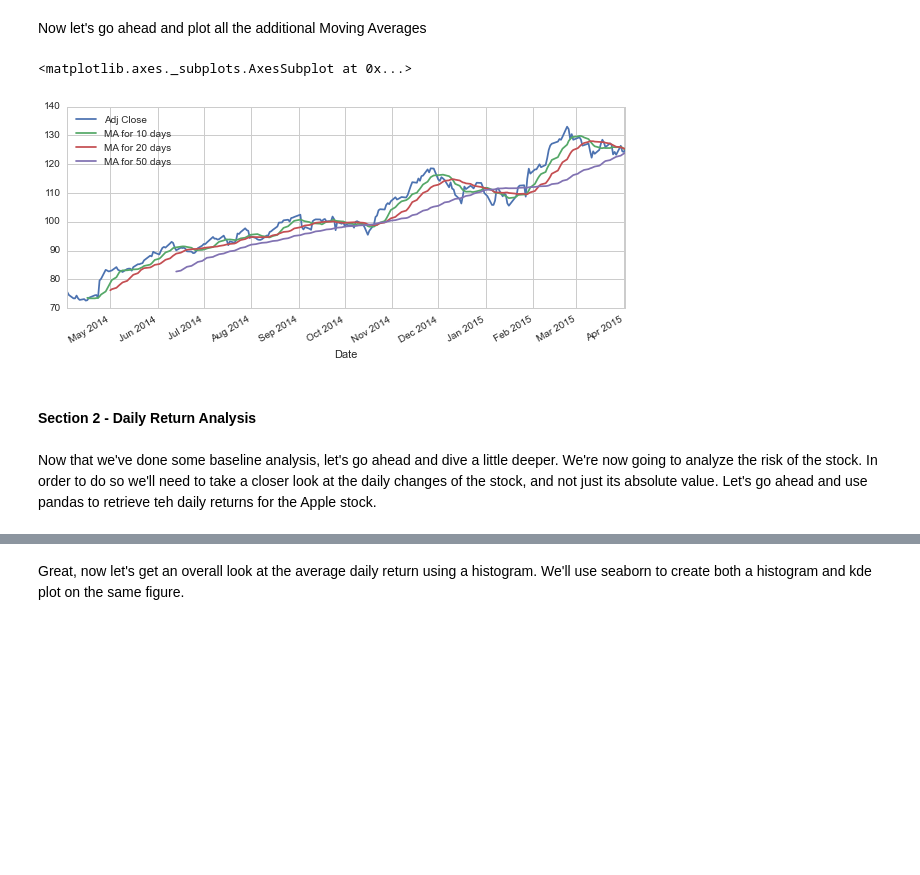
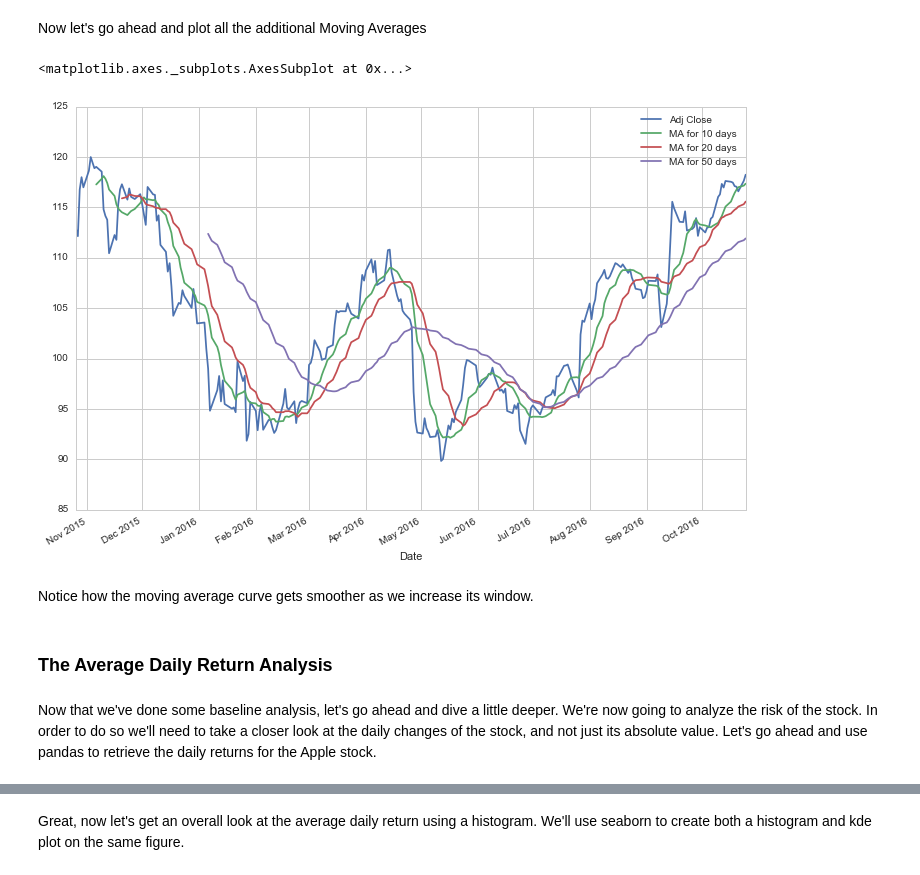
Before and after one commit to Hisham-Hussein/python-data-projects, a Jupyter notebook: Data Project - Stock Market Analysis.ipynb, the cells around one changed output, grey strips where cells are left out. Cells and saved outputs as stored; diff of their text form; code cells hidden in the pictures; blank space fills up the shorter version.

```diff
--- a/Data Project - Stock Market Analysis.ipynb
+++ b/Data Project - Stock Market Analysis.ipynb
@@ -118,4 +122,4 @@ ma_day = [10,20,50]
 
 for ma in ma_day:
     column_name = "MA for %s days" %(str(ma))
-    AAPL[column_name]=pd.rolling_mean(AAPL['Adj Close'],ma)
+    AAPL[column_name]= AAPL['Adj Close'].rolling(ma).mean()
@@ -122,14 +148,16 @@ for ma in ma_day:
 # %% [markdown]
 Now let's go ahead and plot all the additional Moving Averages
 # %%
-AAPL[['Adj Close','MA for 10 days','MA for 20 days','MA for 50 days']].plot(subplots=False,figsize=(10,4))
+AAPL[['Adj Close','MA for 10 days','MA for 20 days','MA for 50 days']].plot(subplots=False,figsize=(12,8))
 # %% [output]
 <matplotlib.axes._subplots.AxesSubplot at 0x...>
-[figure, old version]
+[figure, new version]
+# %% [markdown]
+Notice how the moving average curve gets smoother as we increase its window.
 # %% [markdown]
-#### Section 2 - Daily Return Analysis
+### The Average Daily Return Analysis
 # %% [markdown]
-Now that we've done some baseline analysis, let's go ahead and dive a little deeper. We're now going to analyze the risk of the stock. In order to do so we'll need to take a closer look at the daily changes of the stock, and not just its absolute value. Let's go ahead and use pandas to retrieve teh daily returns for the Apple stock.
+Now that we've done some baseline analysis, let's go ahead and dive a little deeper. We're now going to analyze the risk of the stock. In order to do so we'll need to take a closer look at the daily changes of the stock, and not just its absolute value. Let's go ahead and use pandas to retrieve the daily returns for the Apple stock.
 # %%
 # We'll use pct_change to find the percent change for each day
 AAPL['Daily Return'] = AAPL['Adj Close'].pct_change()
```
Also changed, not shown: parts of 38 cells of this notebook.
